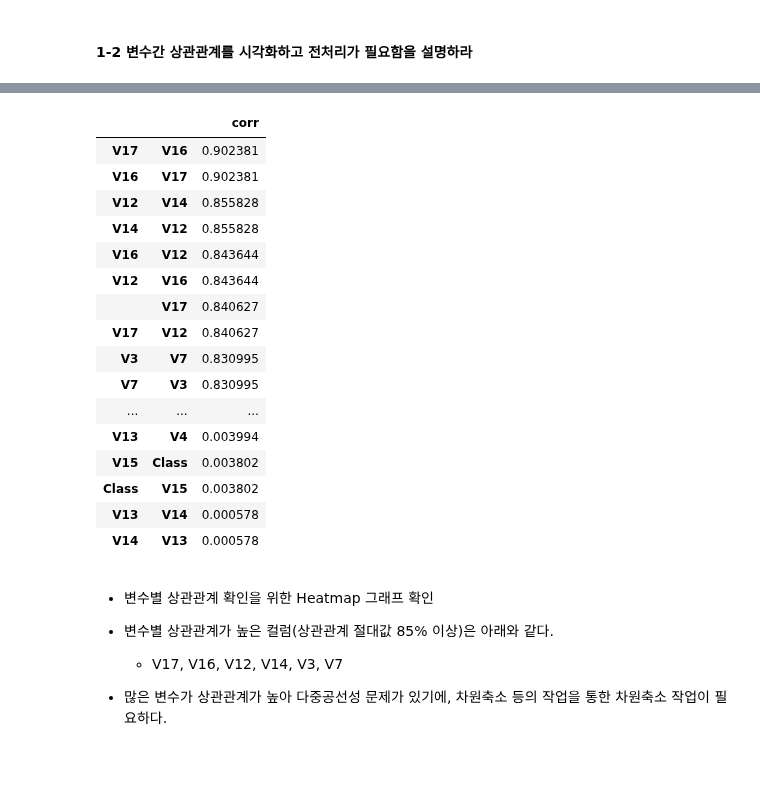
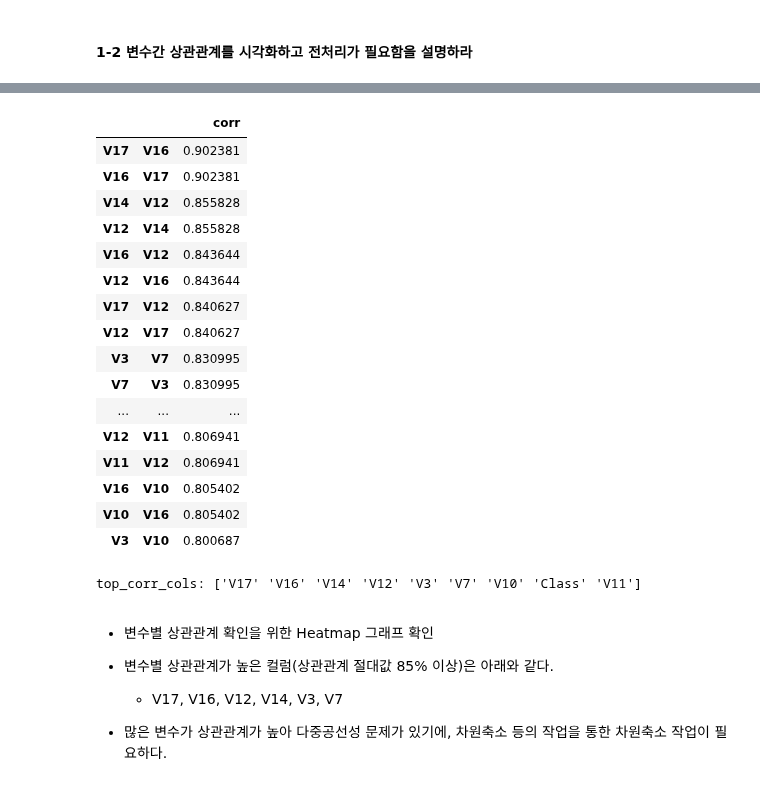
Before and after one commit to johyunkang/adp_certificate, a Jupyter notebook: ADP_27회.ipynb, the cells around one changed output, grey strips where cells are left out. Cells and saved outputs as stored; diff of their text form; code cells hidden in the pictures.

```diff
--- a/ADP_27회.ipynb
+++ b/ADP_27회.ipynb
@@ -100,16 +127,12 @@ from matplotlib import pyplot as plt
 plt.figure(figsize=(20,20))
 
 # corr matrix 생성
-corr_matrix = df.corr().abs()
+corr_matrix = df.drop(['Time'], axis=1).corr().abs()
 # 상 삼각행렬 생성
 up_mask = np.triu(np.ones(corr_matrix.shape), k=1).astype(np.bool_)
 
 # 상관계수가 0.8 보다 큰 특성 열의 인덱스 찾기
 # to_drop = [column for column in up_mask.columns if any(up_mask[column] >= 0.8)]
-sns.heatmap(corr_matrix, mask=up_mask, annot=True, fmt='.0%', square=True)
-
-# for col in df.columns :
-#     if(up_mask[col] > 0.8) :
-#         print('col:', col)
+sns.heatmap(corr_matrix, mask=up_mask, annot=True, fmt='.0%', square=True, cmap='viridis')
 # %% [output]
 <Axes: >
@@ -117,26 +140,31 @@ sns.heatmap(corr_matrix, mask=up_mask, annot=True, fmt='.0%', square=True)
 # %%
+# corr 값이 큰 상위 피처 출력
 corr_unstack = corr_matrix.unstack()
-# corr_unstack
-df_cor = pd.DataFrame(corr_unstack[corr_unstack < 1].sort_values(ascending=False), columns=['corr'])
-df_cor.style.background_gradient(cmap='viridis')
+df_cor = pd.DataFrame(corr_unstack[corr_unstack < 1].sort_values(ascending=False), columns=['corr'])[:23]
+display(df_cor.style.background_gradient(cmap='viridis'))
+
+# 상위 피처 컬럼명
+top_corr_cols = df_cor.reset_index()['level_0'].unique()
+print('top_corr_cols:', top_corr_cols)
 # %% [output]
 |  |  | corr |
 | V17 | V16 | 0.902381 |
 | V16 | V17 | 0.902381 |
+| V14 | V12 | 0.855828 |
 | V12 | V14 | 0.855828 |
-| V14 | V12 | 0.855828 |
 | V16 | V12 | 0.843644 |
 | V12 | V16 | 0.843644 |
-|  | V17 | 0.840627 |
 | V17 | V12 | 0.840627 |
+| V12 | V17 | 0.840627 |
 | V3 | V7 | 0.830995 |
 | V7 | V3 | 0.830995 |
 | ... | ... | ... |
-| V13 | V4 | 0.003994 |
-| V15 | Class | 0.003802 |
-| Class | V15 | 0.003802 |
-| V13 | V14 | 0.000578 |
-| V14 | V13 | 0.000578 |
+| V12 | V11 | 0.806941 |
+| V11 | V12 | 0.806941 |
+| V16 | V10 | 0.805402 |
+| V10 | V16 | 0.805402 |
+| V3 | V10 | 0.800687 |
+top_corr_cols: ['V17' 'V16' 'V14' 'V12' 'V3' 'V7' 'V10' 'Class' 'V11']
 # %% [markdown]
 - 변수별 상관관계 확인을 위한 Heatmap 그래프 확인
 - 변수별 상관관계가 높은 컬럼(상관관계 절대값 85% 이상)은 아래와 같다.
```
Also changed, not shown: parts of 31 cells of this notebook.
